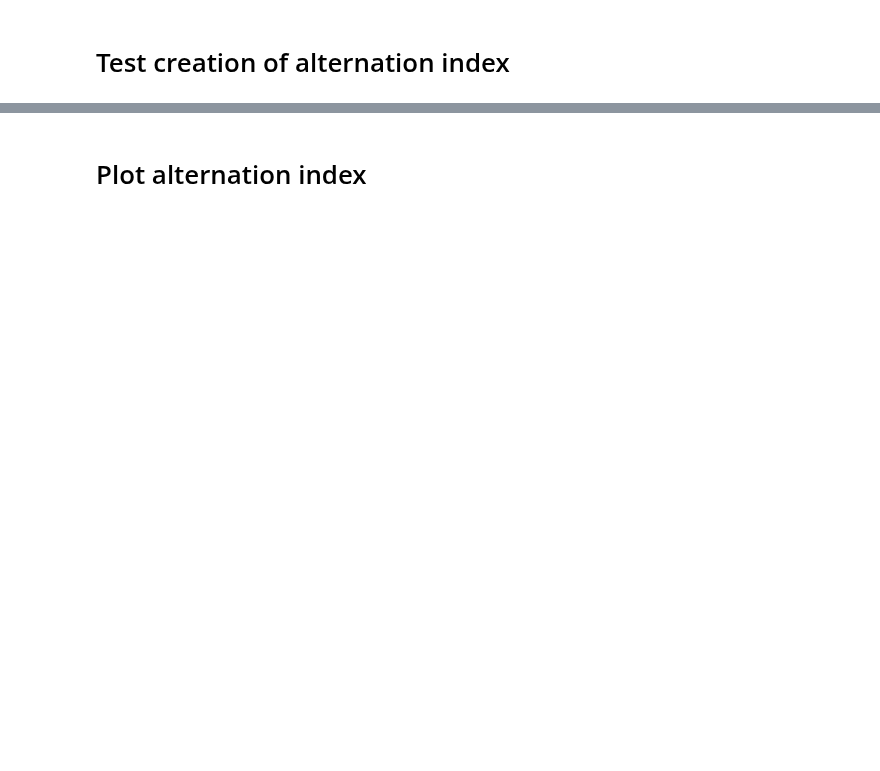
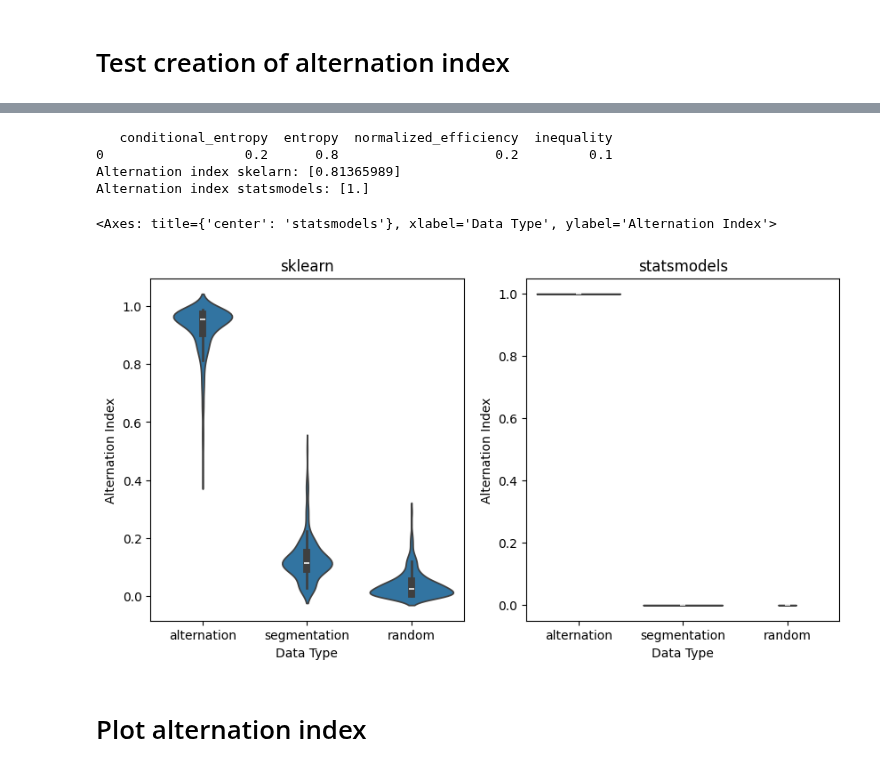
Before and after one commit to EAndrade-Lotero/Cognitive_Models_El_Farol_Bar_Problem, a Jupyter notebook: Notebooks/generate_alternation_index.ipynb, the cells around one changed output, grey strips where cells are left out. Saved outputs shown, nothing was run; the diff lists cells and outputs as text; code cells hidden in the pictures; blank space fills up the shorter version.

```diff
--- a/Notebooks/generate_alternation_index.ipynb
+++ b/Notebooks/generate_alternation_index.ipynb
@@ -11,6 +11,6 @@ index_gen = AlternationIndex(
     num_points=20,
     num_episodes=20,
     max_agents=8,
-    max_epsilon=0.025,
-    seed=0
+    max_epsilon=0.075,
+    seed=42
 )
@@ -35,0 +91,48 @@ df.head()
+# %%
+import pandas as pd
+
+conditional_entropy = 0.2
+entropy = 0.8
+efficiency = 0.1
+normalized_efficiency = 0.1 / 0.5
+inequality = 0.1
+df_test = pd.DataFrame({
+    'conditional_entropy': [conditional_entropy],
+    'entropy': [entropy],
+    'normalized_efficiency': [normalized_efficiency],
+    'inequality': [inequality]
+})
+print(df_test)
+print(f'Alternation index skelarn: {index_gen1(df_test)}')
+print(f'Alternation index statsmodels: {index_gen2(df_test)}')
+# %% [output]
+   conditional_entropy  entropy  normalized_efficiency  inequality
+0                  0.2      0.8                    0.2         0.1
+Alternation index skelarn: [0.81365989]
+Alternation index statsmodels: [1.]
+# %%
+import seaborn as sns
+import matplotlib.pyplot as plt
+
+fig, ax = plt.subplots(1, 2, figsize=(10, 5))
+sns.violinplot(
+    data=df,
+    x='data_type',
+    y='gen1',
+    ax=ax[0],
+)
+ax[0].set_title('sklearn')
+ax[0].set_xlabel('Data Type')
+ax[0].set_ylabel('Alternation Index')
+ax[1].set_title('statsmodels')
+ax[1].set_xlabel('Data Type')
+ax[1].set_ylabel('Alternation Index')
+sns.violinplot(
+    data=df,
+    x='data_type',
+    y='gen2',
+    ax=ax[1],
+)
+# %% [output]
+<Axes: title={'center': 'statsmodels'}, xlabel='Data Type', ylabel='Alternation Index'>
+[figure, added]
```
Also changed, not shown: parts of 14 cells of this notebook, 44 other files.
